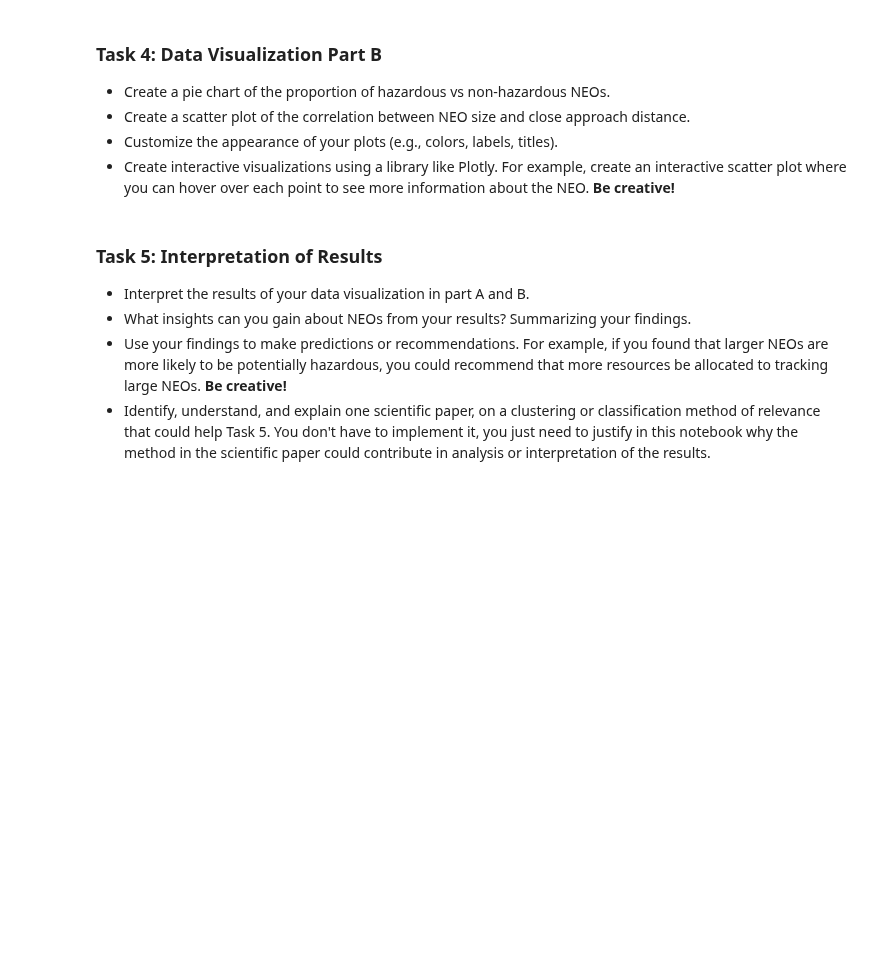
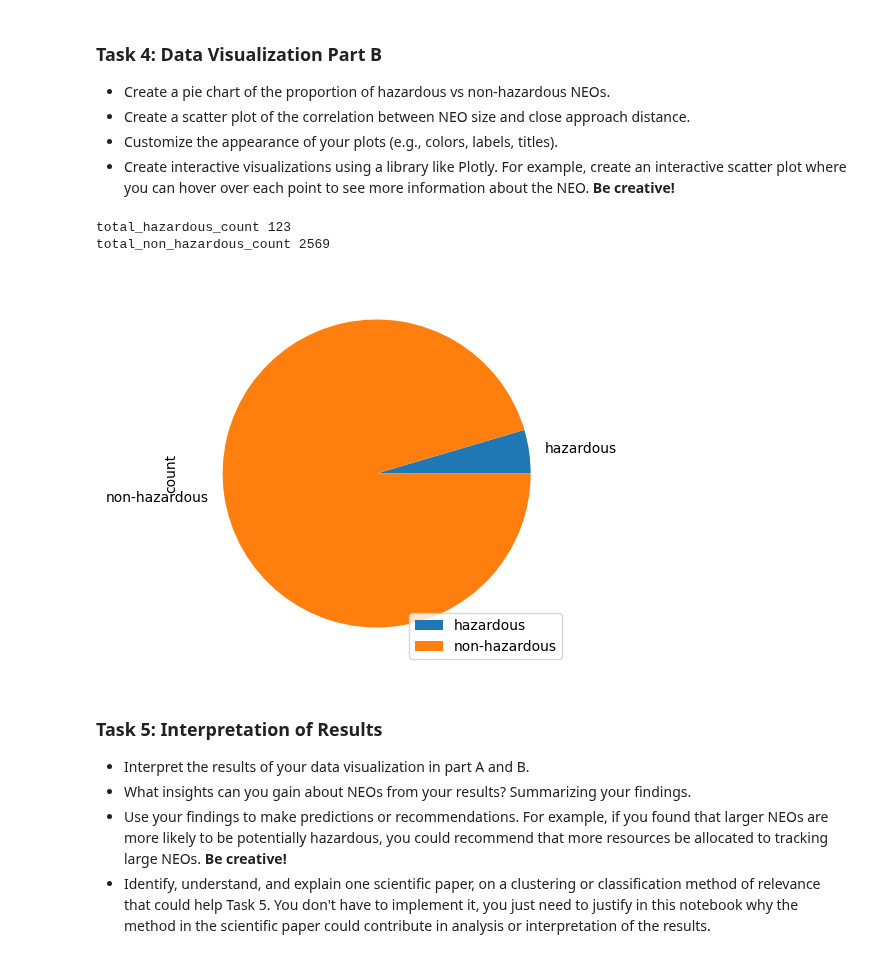
Before and after one commit to ngiorda4/NYC-Taxi-Analysis-and-Forecasting, a Jupyter notebook: 5_nasa_data_collection_and_visualization.ipynb, the cells around one changed output. Saved outputs shown, nothing was run; the diff lists cells and outputs as text; code cells hidden in the pictures; blank space fills up the shorter version.

Commit message:
Begin data visualization

```diff
--- a/5_nasa_data_collection_and_visualization.ipynb
+++ b/5_nasa_data_collection_and_visualization.ipynb
@@ -53,9 +53,9 @@ while current_date < end_date and use_data_from_local_file == False:
 # Now 'data' contains the NEO data for the 1-year period
 # %%
 # This code block for fetching data from local file, see use_data_from_local_file bool
-
-f = open('20_weeks.json')
-data = json.load(f)
+if use_data_from_local_file == True:
+    f = open('20_weeks.json')
+    data = json.load(f)
 # %%
 # Check the date coverage of your data.
 print("Number of days of data used: ", num_days)
@@ -177,6 +177,8 @@ tempval = False # for testing using just one day of data
 # lists to be converted into dataframes
 neo_entry_list = []
 dangerous_list = []
+total_hazardous_count = 0
+total_non_hazardous_count = 0
 
 for val in range(int(num_days/7)): # convert to num of weeks
     neo = data[val]['near_earth_objects']
@@ -186,20 +188,28 @@ for val in range(int(num_days/7)): # convert to num of weeks
 
         # close approach work
         expanded_neo_df = pd.json_normalize(neo, record_path=entry_date)
-        expanded_approach_df = pd.json_normalize(neo[entry_date], 'close_approach_data', ['neo_reference_id'])
+        expanded_approach_df = pd.json_normalize(neo[entry_date], 'close_approach_data', ['neo_reference_id', 'name', ['estimated_diameter', 'meters']])
         # if tempval == False:
         #     tempval = True
         min_val = expanded_approach_df['miss_distance.kilometers'].min() # string
-        min_name = expanded_approach_df[expanded_approach_df['miss_distance.kilometers']==expanded_approach_df['miss_distance.kilometers'].min()]['neo_reference_id'] # pd series
-        neo_single_entry_list = min_name.tolist()
+        min_id = expanded_approach_df[expanded_approach_df['miss_distance.kilometers']==expanded_approach_df['miss_distance.kilometers'].min()]['neo_reference_id'] # pd series
+        min_name = expanded_approach_df[expanded_approach_df['miss_distance.kilometers']==expanded_approach_df['miss_distance.kilometers'].min()]['name'] # pd series
+        neo_single_entry_list = min_id.tolist() + min_name.tolist()
+
         neo_single_entry_list.append(min_val)
         neo_single_entry_list.insert(0, entry_date)
         neo_entry_list.append(neo_single_entry_list)
 
         # hazardous asteroid calculations
-        df_dangerous_false = len(expanded_neo_df[expanded_neo_df['is_potentially_hazardous_asteroid']==False])
-        df_dangerous_true = len(expanded_neo_df[expanded_neo_df['is_potentially_hazardous_asteroid']==True])
-        dangerous_proportion = df_dangerous_true/df_dangerous_false
+        non_hazardous_count = len(expanded_neo_df[expanded_neo_df['is_potentially_hazardous_asteroid']==False])
+        # print("False:", non_hazardous_count)
+        total_non_hazardous_count += non_hazardous_count
+
+        hazardous_count = len(expanded_neo_df[expanded_neo_df['is_potentially_hazardous_asteroid']==True])
+        # print("True:", hazardous_count)
+        total_hazardous_count += hazardous_count
+
+        dangerous_proportion = hazardous_count/non_hazardous_count
         dangerous_list.append([entry_date, dangerous_proportion])
         # print(" Dangerous:", df_dangerous_true)
         # print(" Non-dangerous:", df_dangerous_false)
@@ -211,7 +221,7 @@ for val in range(int(num_days/7)): # convert to num of weeks
 # note that initially the start and end of the week-long data is duplicated and one needs to be dropped
 print(len(neo_entry_list))
 
-neo_df = pd.DataFrame(neo_entry_list, columns=['date', 'neo id', 'dist'])
+neo_df = pd.DataFrame(neo_entry_list, columns=['date', 'neo id', 'neo name', 'dist'])
 print("Pre-drop count:", len(neo_df))
 neo_df = neo_df.drop_duplicates()
 print("Post-drop count:", len(neo_df))
@@ -396,3 +404,13 @@ print(json.dumps(result, indent=4))
+# %%
+# Write your code
+print("total_hazardous_count", total_hazardous_count)
+print("total_non_hazardous_count", total_non_hazardous_count)
+hazardous_df = pd.DataFrame({'count': [total_hazardous_count, total_non_hazardous_count]}, index=['hazardous', 'non-hazardous'])
+hazardous_plot = hazardous_df.plot.pie(y='count', figsize=(5,5))
+# %% [output]
+total_hazardous_count 123
+total_non_hazardous_count 2569
+[figure, added]
 # %% [markdown]
 ### Task 5: Interpretation of Results
 
```
Also changed, not shown: parts of 3 cells of this notebook.
